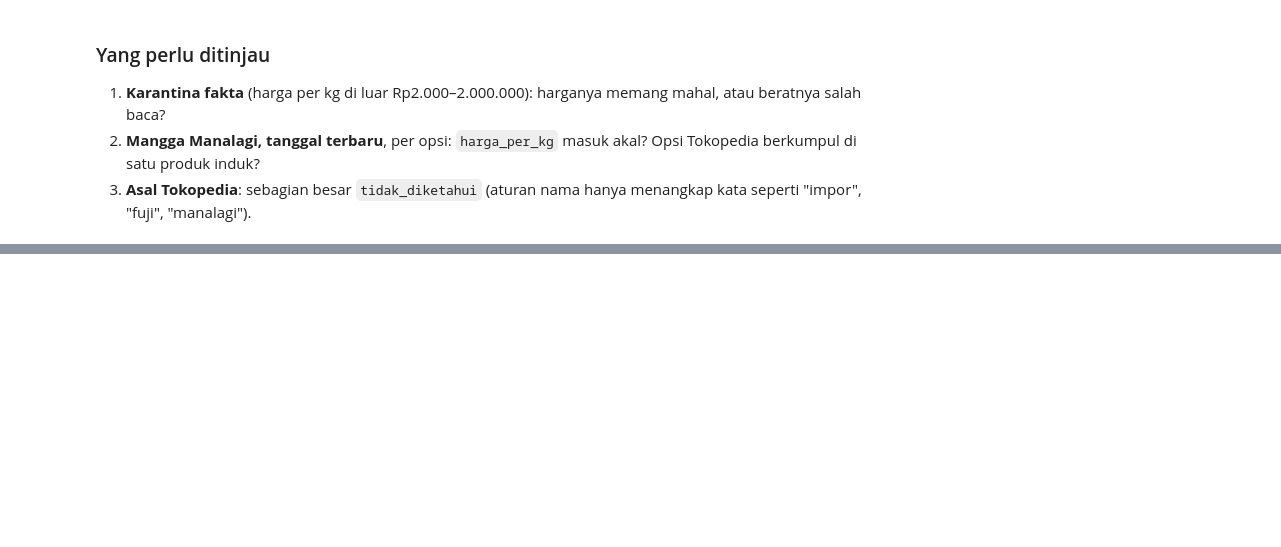
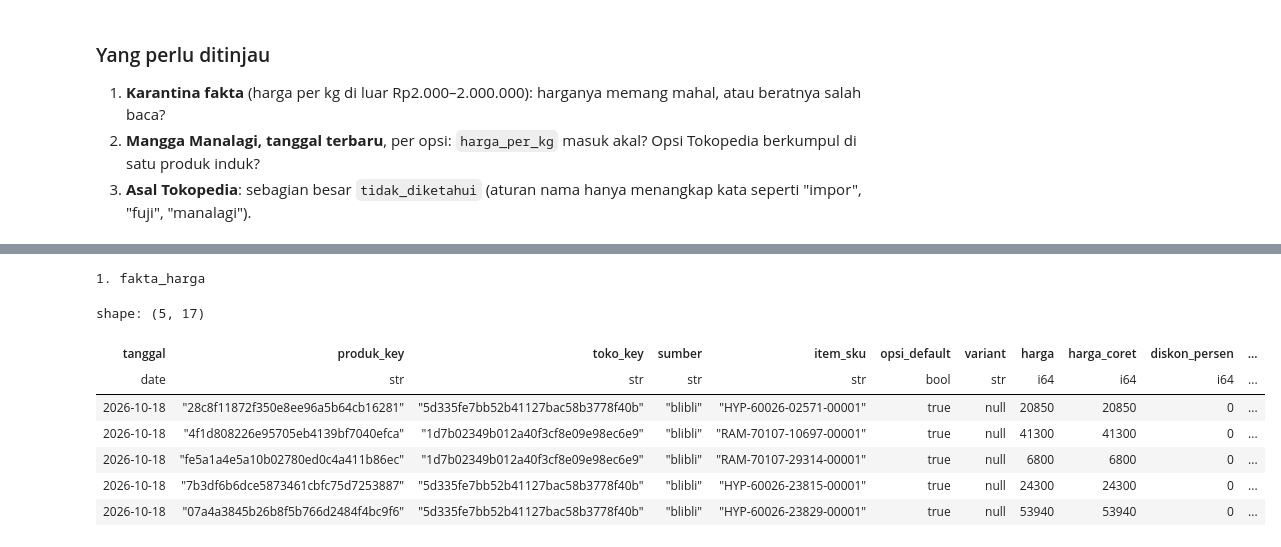
Before and after one commit to Daffwa/kebun_ibu, a Jupyter notebook: data-science/transform/transform.ipynb, the cells around one changed output, grey strips where cells are left out. Cells and saved outputs as stored; diff of their text form; code cells hidden in the pictures; blank space fills up the shorter version.

```diff
--- a/data-science/transform/transform.ipynb
+++ b/data-science/transform/transform.ipynb
@@ -1006,0 +1229,16 @@ shape: (5, 3)
+# %%
+print("1. fakta_harga")
+display(con.sql("""
+    SELECT * FROM fakta_harga
+    LIMIT 5
+""").pl())
+# %% [output]
+1. fakta_harga
+shape: (5, 17)
+| tanggal | produk_key | toko_key | sumber | item_sku | opsi_default | variant | harga | harga_coret | diskon_persen | ... |
+| date | str | str | str | str | bool | str | i64 | i64 | i64 | ... |
+| 2026-10-18 | "28c8f11872f350e8ee96a5b64cb16281" | "5d335fe7bb52b41127bac58b3778f40b" | "blibli" | "HYP-60026-02571-00001" | true | null | 20850 | 20850 | 0 | ... |
+| 2026-10-18 | "4f1d808226e95705eb4139bf7040efca" | "1d7b02349b012a40f3cf8e09e98ec6e9" | "blibli" | "RAM-70107-10697-00001" | true | null | 41300 | 41300 | 0 | ... |
+| 2026-10-18 | "fe5a1a4e5a10b02780ed0c4a411b86ec" | "1d7b02349b012a40f3cf8e09e98ec6e9" | "blibli" | "RAM-70107-29314-00001" | true | null | 6800 | 6800 | 0 | ... |
+| 2026-10-18 | "7b3df6b6dce5873461cbfc75d7253887" | "5d335fe7bb52b41127bac58b3778f40b" | "blibli" | "HYP-60026-23815-00001" | true | null | 24300 | 24300 | 0 | ... |
+| 2026-10-18 | "07a4a3845b26b8f5b766d2484f4bc9f6" | "5d335fe7bb52b41127bac58b3778f40b" | "blibli" | "HYP-60026-23829-00001" | true | null | 53940 | 53940 | 0 | ... |
```
Also changed, not shown: parts of 19 cells of this notebook, 6 other files.
